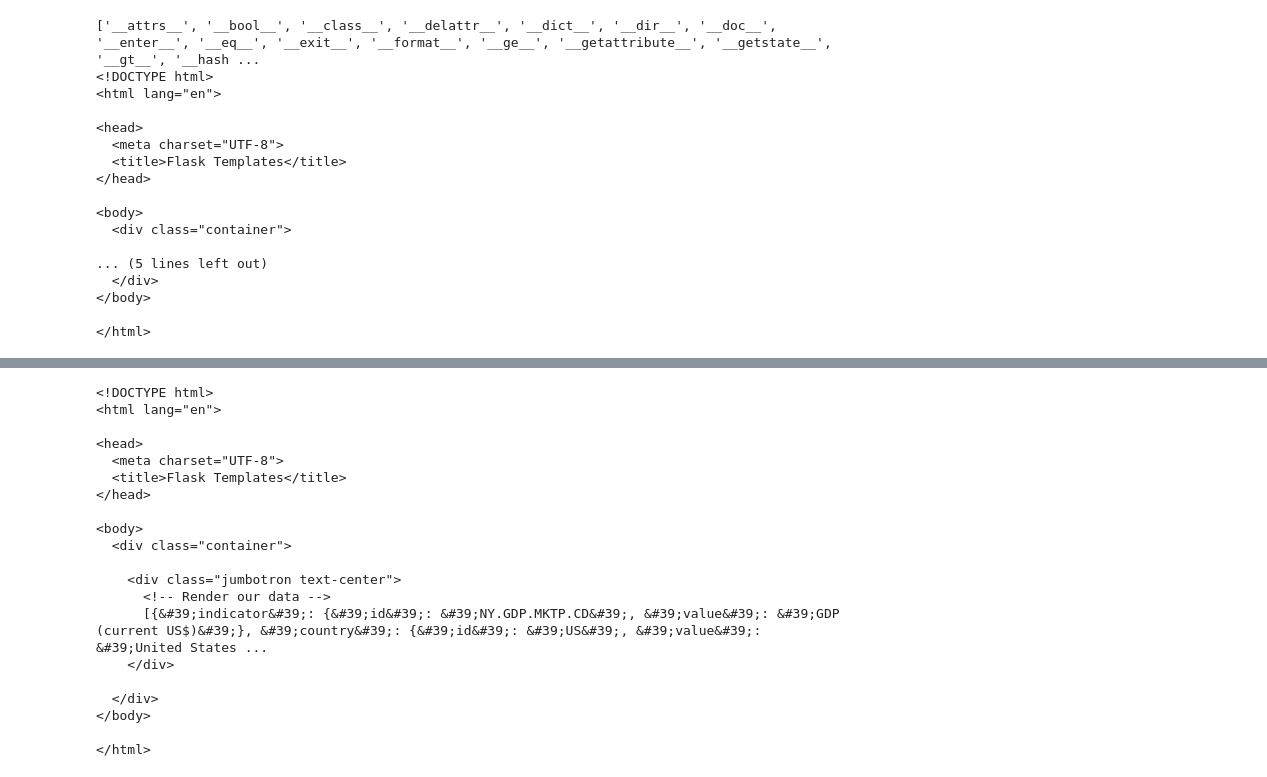
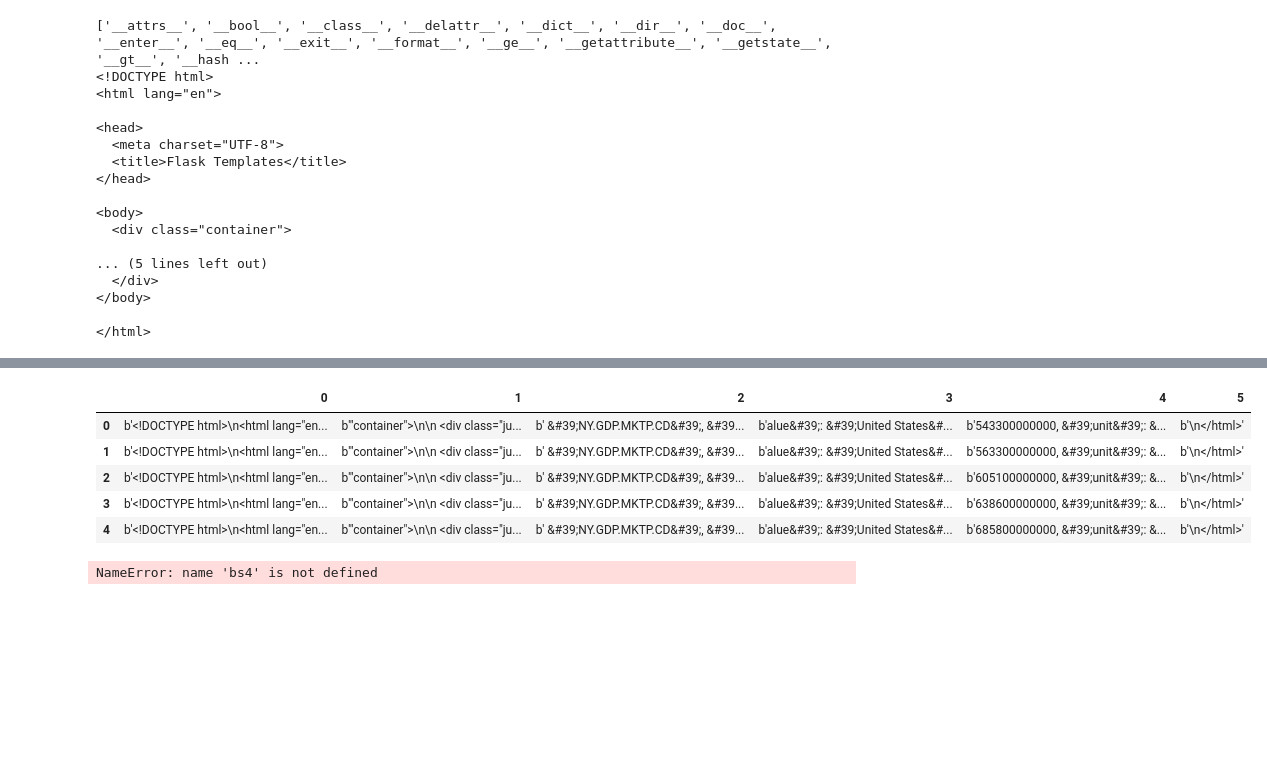
Before and after one commit to britt-emm/Homework, a Jupyter notebook: Class-work/Week21_InClass.ipynb, the cells around one changed output, grey strips where cells are left out. Cells and saved outputs as stored; diff of their text form; code cells hidden in the pictures; blank space fills up the shorter version.

```diff
--- a/Class-work/Week21_InClass.ipynb
+++ b/Class-work/Week21_InClass.ipynb
@@ -58,28 +58,30 @@ JSONDecodeError: Expecting value: line 1 column 1 (char 0)
 # %%
-year = '/2000'
+years = []
 
-# f-strings to the rescue!
-# Note the parameter formating
-req = requests.get(url + year)
-print(req.text)
+for x in range(1960,2022):
+    year = '/' + str(x)
+    req = requests.get(url + year)
+    years.append(req)
-# %% [output]
-<!DOCTYPE html>
-<html lang="en">
-
-<head>
-  <meta charset="UTF-8">
-  <title>Flask Templates</title>
-</head>
-
-<body>
-  <div class="container">
-
-    <div class="jumbotron text-center">
-      <!-- Render our data -->
-      [{&#39;indicator&#39;: {&#39;id&#39;: &#39;NY.GDP.MKTP.CD&#39;, &#39;value&#39;: &#39;GDP (current US$)&#39;}, &#39;country&#39;: {&#39;id&#39;: &#39;US&#39;, &#39;value&#39;: &#39;United States ...
-    </div>
-
-  </div>
-</body>
-
-</html>
+# %%
+years_df = pd.DataFrame(years)
+years_df.head()
+# %% [output]
+|  | 0 | 1 | 2 | 3 | 4 | 5 |
+| 0 | b'<!DOCTYPE html>\n<html lang="en... | b'"container">\n\n <div class="ju... | b' &#39;NY.GDP.MKTP.CD&#39;, &#39... | b'alue&#39;: &#39;United States&#... | b'543300000000, &#39;unit&#39;: &... | b'\n</html>' |
+| 1 | b'<!DOCTYPE html>\n<html lang="en... | b'"container">\n\n <div class="ju... | b' &#39;NY.GDP.MKTP.CD&#39;, &#39... | b'alue&#39;: &#39;United States&#... | b'563300000000, &#39;unit&#39;: &... | b'\n</html>' |
+| 2 | b'<!DOCTYPE html>\n<html lang="en... | b'"container">\n\n <div class="ju... | b' &#39;NY.GDP.MKTP.CD&#39;, &#39... | b'alue&#39;: &#39;United States&#... | b'605100000000, &#39;unit&#39;: &... | b'\n</html>' |
+| 3 | b'<!DOCTYPE html>\n<html lang="en... | b'"container">\n\n <div class="ju... | b' &#39;NY.GDP.MKTP.CD&#39;, &#39... | b'alue&#39;: &#39;United States&#... | b'638600000000, &#39;unit&#39;: &... | b'\n</html>' |
+| 4 | b'<!DOCTYPE html>\n<html lang="en... | b'"container">\n\n <div class="ju... | b' &#39;NY.GDP.MKTP.CD&#39;, &#39... | b'alue&#39;: &#39;United States&#... | b'685800000000, &#39;unit&#39;: &... | b'\n</html>' |
+# %%
+# code suggested by Nichole but requires installing BeautifulSoup
+full_request = url + str(year)
+#print(full_request)
+req = requests.get(full_request)
+#print(req.text)
+#print(req.status_code)
+req.encoding = 'utf-8'
+content=req.text
+new_content=bs4.BeautifulSoup(content)
+new_content
+# %% [output]
+NameError: name 'bs4' is not defined
```
Also changed, not shown: parts of 3 cells of this notebook, 7 other files.
